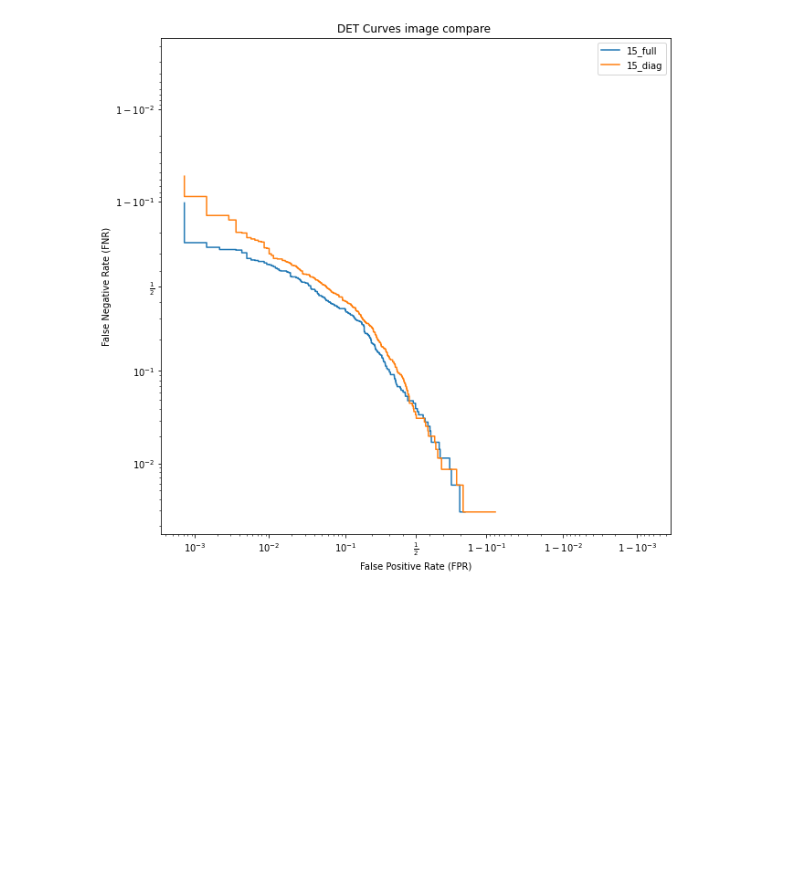
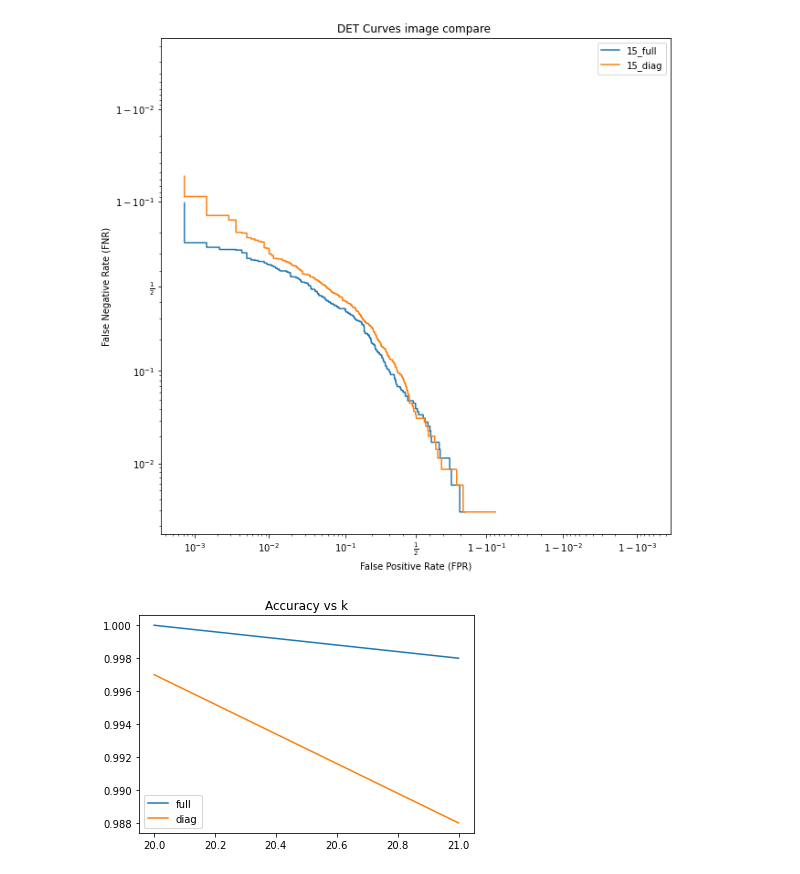
Before and after one commit to nihalgeorge01/CS5691-Submissions, a Jupyter notebook: A3/A_kmeans/A_kmeans_notebook.ipynb, the cells around one changed output. Cells and saved outputs as stored; diff of their text form; code cells hidden in the pictures; blank space fills up the shorter version.

```diff
--- a/A3/A_kmeans/A_kmeans_notebook.ipynb
+++ b/A3/A_kmeans/A_kmeans_notebook.ipynb
@@ -772,7 +822,7 @@ roc_det({'main':posts_list}, ['main'], 'image', 'full')
 [figure]
 # %%
 do_plot = False
-k_range = list(range(15,16))
+k_range = list(range(5,25))[::4]
 acc = {}
 acc_diag = {}
 posts_ll_full = {}
@@ -853,4 +877,17 @@ roc_det(posts_k_both_ll, cases, 'image', 'compare')
 # %% [output]
 [figure]
 [figure]
+# %%
+acc_full_lst = [acc[k] for k in k_range]
+acc_diag_lst = [acc_diag[k] for k in k_range]
+
+plt.figure()
+plt.plot(k_range, acc_full_lst)
+plt.plot(k_range, acc_diag_lst)
+plt.legend(['full','diag'])
+plt.title("Accuracy vs k")
+plt.savefig(f"acc_vs_k_synth_full_and_diag.png")
+plt.show()
+# %% [output]
+[figure, added]
 # %%
```
Also changed, not shown: parts of 15 cells of this notebook, 9 other files.
